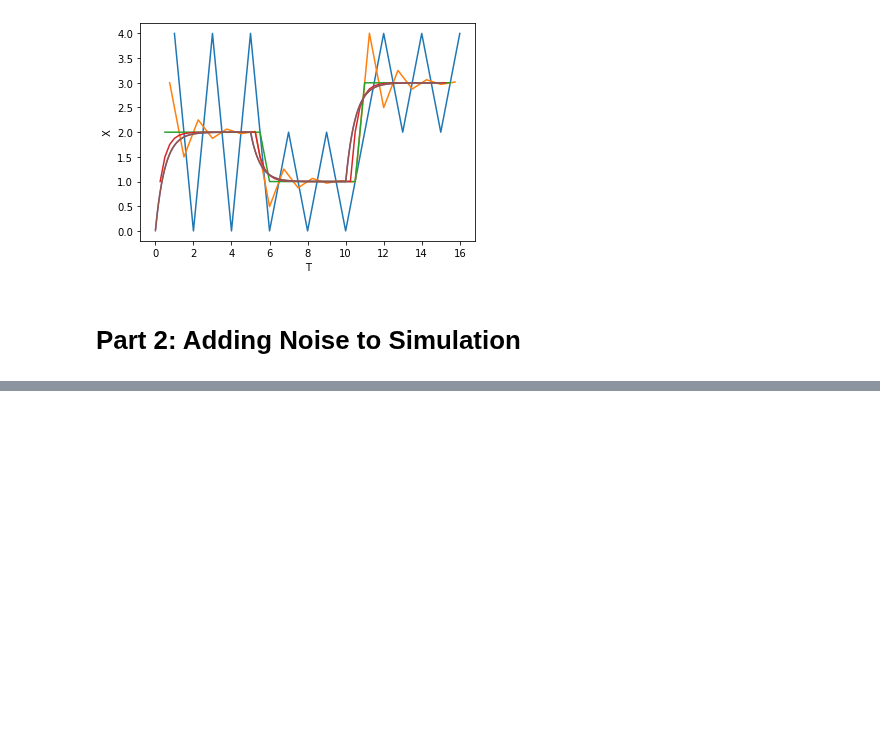
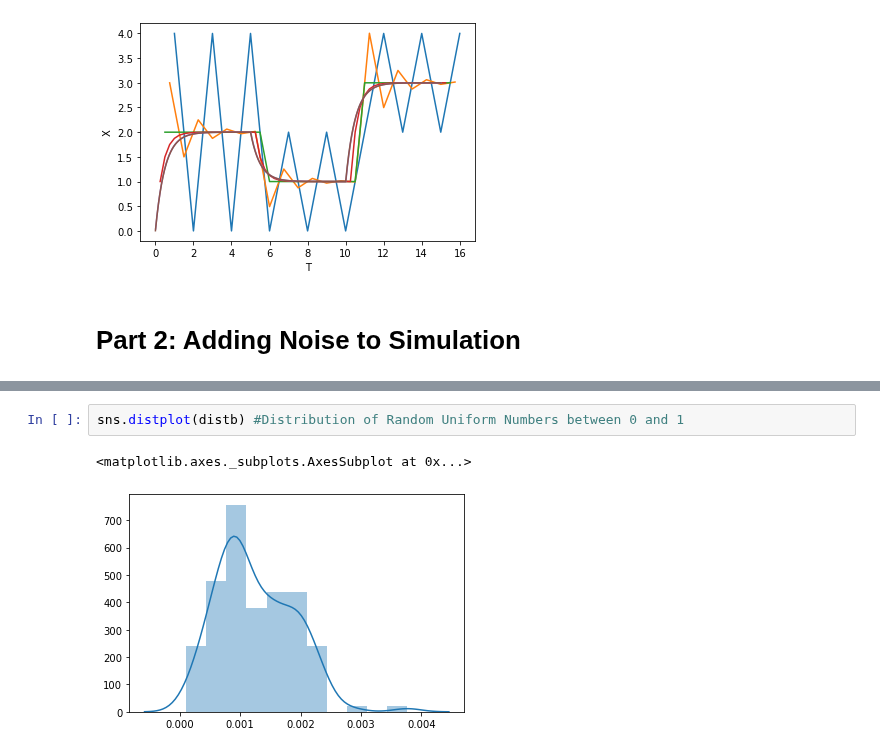
Before and after one commit to JamesDun2866/Computational-Science, a Jupyter notebook: Computational Science.ipynb, the cells around one changed output, grey strips where cells are left out. Cells and saved outputs as stored; diff of their text form; blank space fills up the shorter version.

```diff
--- a/Computational Science.ipynb
+++ b/Computational Science.ipynb
@@ -204,0 +211,5 @@ sns.distplot(Noisedf)
+# %%
+sns.distplot(distb) #Distribution of Random Uniform Numbers between 0 and 1
+# %% [output]
+<matplotlib.axes._subplots.AxesSubplot at 0x...>
+[figure, added]
```
Also changed, not shown: parts of 22 cells of this notebook.
